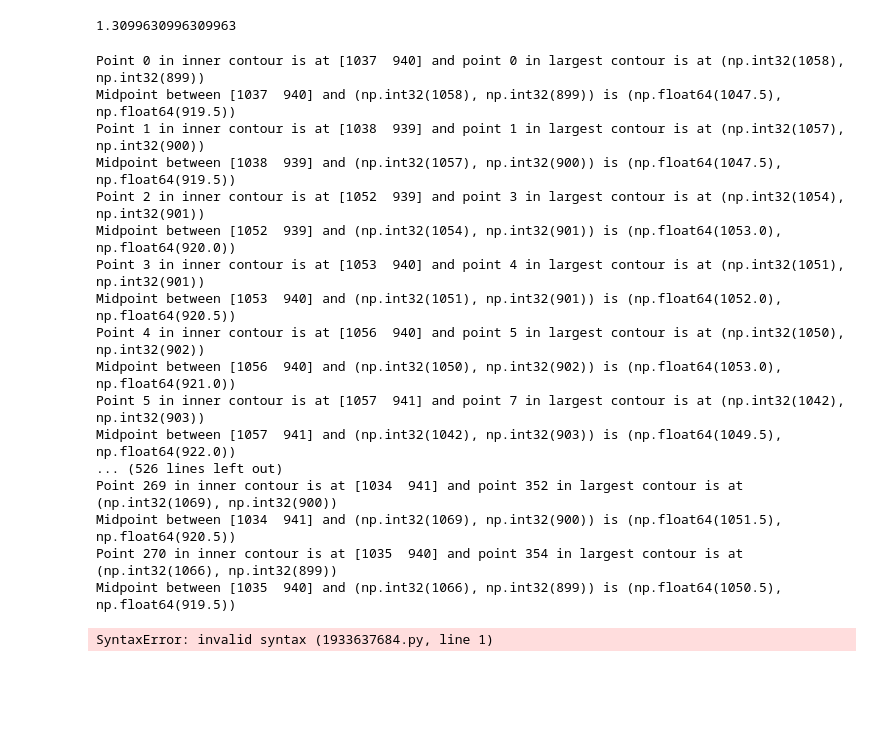
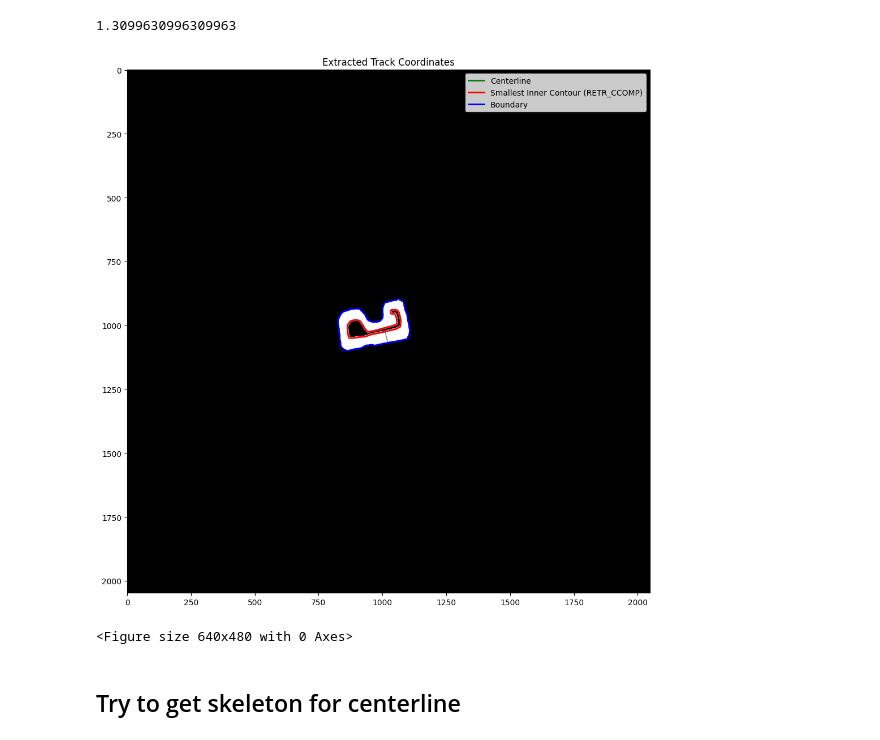
Before and after one commit to anjrew/race-lines-optimization, a Jupyter notebook: notebooks/create_map_boundries.ipynb, the cells around one changed output. Drawn from its saved outputs; the diff is of its cells as text; code cells hidden in the pictures; blank space fills up the shorter version.

```diff
--- a/notebooks/create_map_boundries.ipynb
+++ b/notebooks/create_map_boundries.ipynb
@@ -145,40 +145,3 @@ ratio  = len(largest_contour_coords) / len(inner_contour_coords)
 ratio
 # %% [output]
 1.3099630996309963
-# %%
-# Iterate over all points smallest contour and for each find the relavie on the largest contour with the ration
-
-midpoints = []
-
-for i, inner_track_point in enumerate(inner_contour_coords):
-    largest_contour_coords_index = round(i * ratio)
-    largest_contour_point = largest_contour_coords[largest_contour_coords_index]
-    print(f"Point {i} in inner contour is at {inner_track_point} and point {largest_contour_coords_index} in largest contour is at {largest_contour_point}")
-
-    # For each point find the point inbetween the two points
-     # Compute the midpoint
-    midpoint_x = (inner_track_point[0] + largest_contour_point[0]) / 2
-    midpoint_y = (inner_track_point[1] + largest_contour_point[1]) / 2
-    midpoint = (midpoint_x, midpoint_y)
-
-    midpoints.append(midpoint)
-
-    print(f"Midpoint between {inner_track_point} and {largest_contour_point} is {midpoint}")
-# %% [output]
-Point 0 in inner contour is at [1037  940] and point 0 in largest contour is at (np.int32(1058), np.int32(899))
-Midpoint between [1037  940] and (np.int32(1058), np.int32(899)) is (np.float64(1047.5), np.float64(919.5))
-Point 1 in inner contour is at [1038  939] and point 1 in largest contour is at (np.int32(1057), np.int32(900))
-Midpoint between [1038  939] and (np.int32(1057), np.int32(900)) is (np.float64(1047.5), np.float64(919.5))
-Point 2 in inner contour is at [1052  939] and point 3 in largest contour is at (np.int32(1054), np.int32(901))
-Midpoint between [1052  939] and (np.int32(1054), np.int32(901)) is (np.float64(1053.0), np.float64(920.0))
-Point 3 in inner contour is at [1053  940] and point 4 in largest contour is at (np.int32(1051), np.int32(901))
-Midpoint between [1053  940] and (np.int32(1051), np.int32(901)) is (np.float64(1052.0), np.float64(920.5))
-Point 4 in inner contour is at [1056  940] and point 5 in largest contour is at (np.int32(1050), np.int32(902))
-Midpoint between [1056  940] and (np.int32(1050), np.int32(902)) is (np.float64(1053.0), np.float64(921.0))
-Point 5 in inner contour is at [1057  941] and point 7 in largest contour is at (np.int32(1042), np.int32(903))
-Midpoint between [1057  941] and (np.int32(1042), np.int32(903)) is (np.float64(1049.5), np.float64(922.0))
-... (526 lines left out)
-Point 269 in inner contour is at [1034  941] and point 352 in largest contour is at (np.int32(1069), np.int32(900))
-Midpoint between [1034  941] and (np.int32(1069), np.int32(900)) is (np.float64(1051.5), np.float64(920.5))
-Point 270 in inner contour is at [1035  940] and point 354 in largest contour is at (np.int32(1066), np.int32(899))
-Midpoint between [1035  940] and (np.int32(1066), np.int32(899)) is (np.float64(1050.5), np.float64(919.5))
@@ -229,7 +234,7 @@ if output_path:
     with open(output_path / 'centerline.csv', 'w', newline='') as file:
         writer = csv.writer(file)
         writer.writerow(['x', 'y'])
-        writer.writerows(centerline_coords)
+        writer.writerows(midpoints)
 
     with open(output_path / 'boundary.csv', 'w', newline='') as file:
         writer = csv.writer(file)
@@ -250,40 +255,41 @@ plt.figure(figsize=(12, 10))
 # plt.subplot(2, 2, 1)
 # plt.imshow(img, cmap='gray')
 # plt.title('Original Track Image')
 
 # # Binary image
 # plt.subplot(2, 2, 2)
 # plt.imshow(binary, cmap='gray')
 # plt.title('Binary Track Image')
 
 # # Distance transform
 # plt.subplot(2, 2, 3)
 # plt.imshow(dist_norm, cmap='hot')
 # plt.title('Distance Transform')
 
 # Result with coordinates
 # plt.subplot(2, 2, 4)
 plt.imshow(img, cmap='gray')
-centerline_x = [p[0] for p in centerline_coords]
-centerline_y = [p[1] for p in centerline_coords]
+centerline_x = [p[0] for p in midpoints]
+centerline_y = [p[1] for p in midpoints]
 plt.plot(centerline_x, centerline_y, 'g-', linewidth=2, label='Centerline')
 boundary_x = [p[0] for p in boundary_coords]
 boundary_y = [p[1] for p in boundary_coords]
 
-if inner_coords:
-    inner_x = [p[0] for p in inner_coords]
-    inner_y = [p[1] for p in inner_coords]
-    plt.plot(inner_x, inner_y, 'r-', linewidth=2, label='Smallest Inner Contour (RETR_CCOMP)')
+# if inner_contour_coords:
+inner_x = [p[0] for p in inner_contour_coords]
+inner_y = [p[1] for p in inner_contour_coords]
+plt.plot(inner_x, inner_y, 'r-', linewidth=2, label='Smallest Inner Contour (RETR_CCOMP)')
 
 plt.plot(boundary_x, boundary_y, 'b-', linewidth=2, label='Boundary')
 plt.title('Extracted Track Coordinates')
 plt.legend()
 
 plt.tight_layout()
 plt.show()
 if output_path:
     plt.savefig(output_path / 'track_with_coords.png')
+# %% [output]
+[figure, added]
+<Figure size 640x480 with 0 Axes>
-# %%
-.
-# %% [output]
-SyntaxError: invalid syntax (1933637684.py, line 1)
+# %% [markdown]
+## Try to get skeleton for centerline
```
Also changed, not shown: parts of 30 cells of this notebook, 4 other files.
